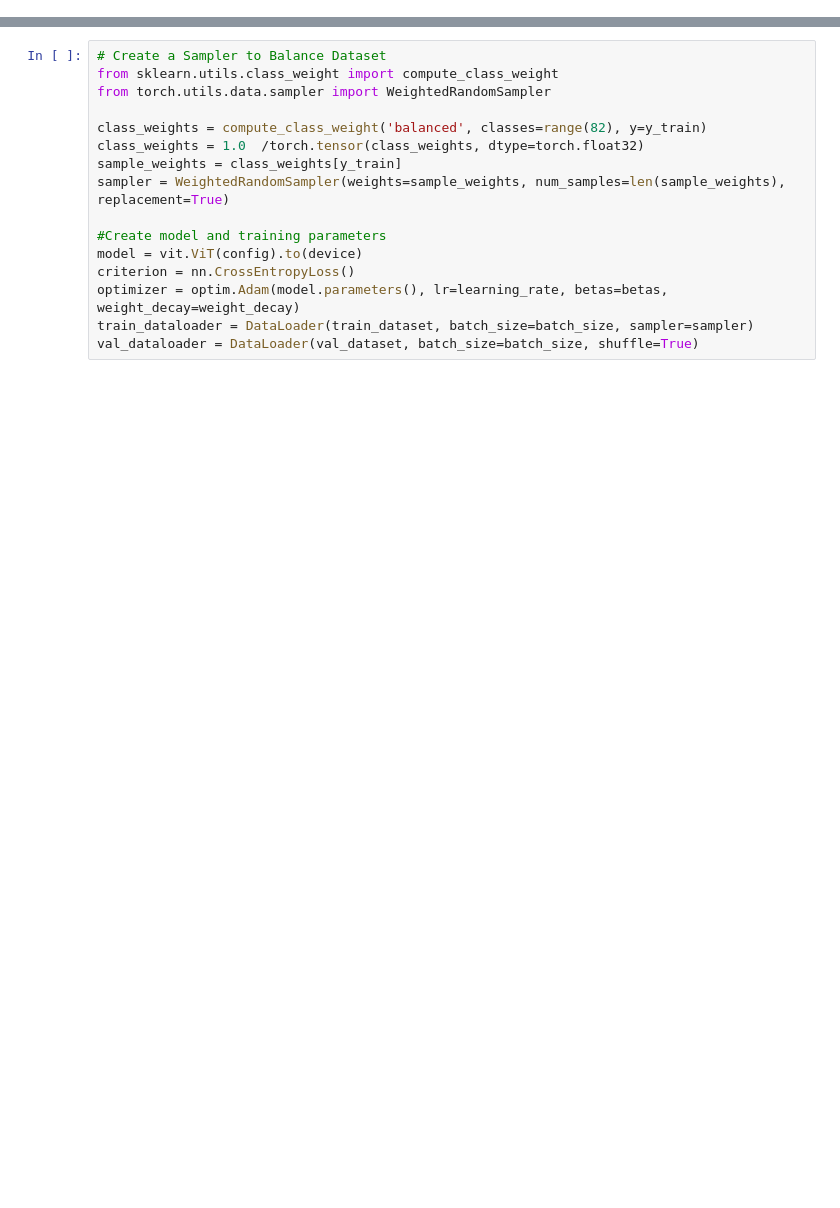
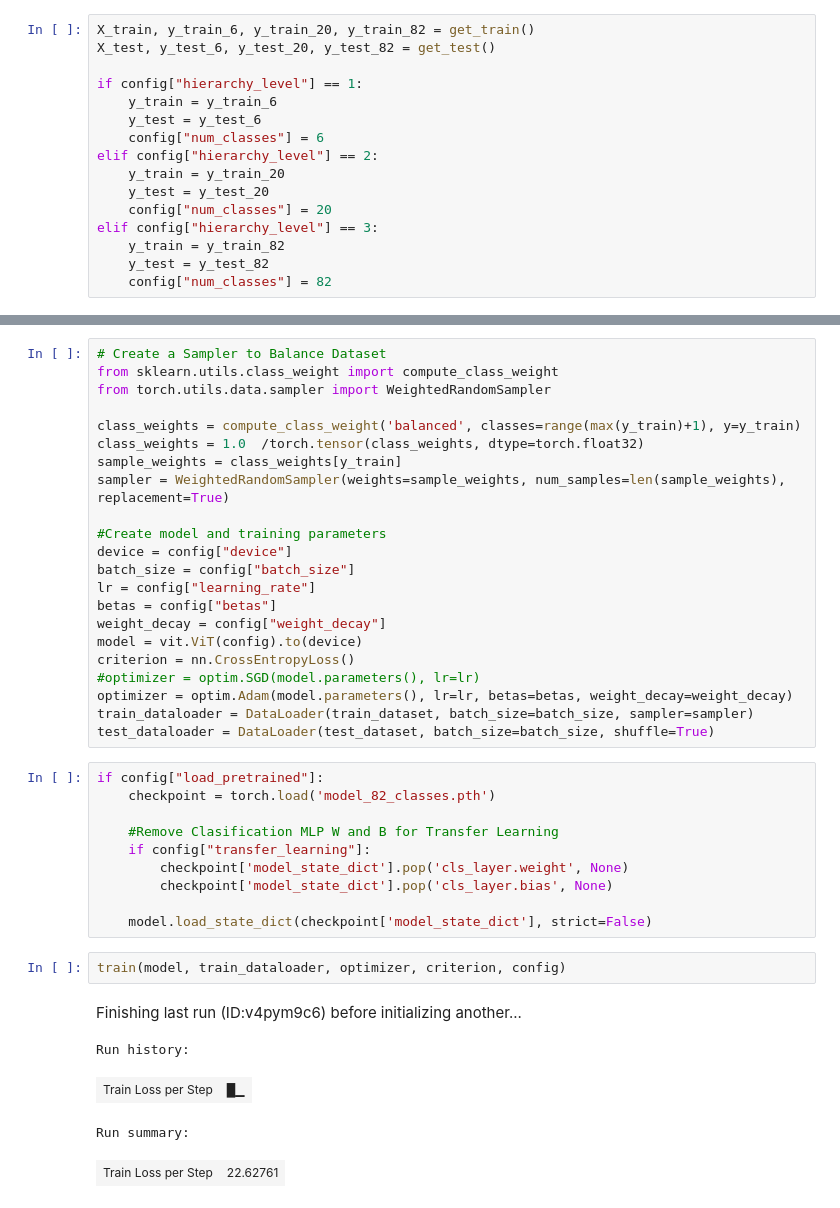
Before and after one commit to pipperv/yoga82-vit, a Jupyter notebook: test.ipynb, the cells around one changed output, grey strips where cells are left out. Cells and saved outputs as stored; diff of their text form; blank space fills up the shorter version.

Commit message:
All I want it's a decent training, pls

```diff
--- a/test.ipynb
+++ b/test.ipynb
@@ -45,0 +33,16 @@ Total Classes: 82
+# %%
+X_train, y_train_6, y_train_20, y_train_82 = get_train()
+X_test, y_test_6, y_test_20, y_test_82 = get_test()
+
+if config["hierarchy_level"] == 1:
+    y_train = y_train_6
+    y_test = y_test_6
+    config["num_classes"] = 6
+elif config["hierarchy_level"] == 2:
+    y_train = y_train_20
+    y_test = y_test_20
+    config["num_classes"] = 20
+elif config["hierarchy_level"] == 3:
+    y_train = y_train_82
+    y_test = y_test_82
+    config["num_classes"] = 82
@@ -73,14 +83,38 @@ Std: [0.23499408, 0.23690693, 0.23922563]
 from sklearn.utils.class_weight import compute_class_weight
 from torch.utils.data.sampler import WeightedRandomSampler
 
-class_weights = compute_class_weight('balanced', classes=range(82), y=y_train)
+class_weights = compute_class_weight('balanced', classes=range(max(y_train)+1), y=y_train)
 class_weights = 1.0  /torch.tensor(class_weights, dtype=torch.float32)
 sample_weights = class_weights[y_train]
 sampler = WeightedRandomSampler(weights=sample_weights, num_samples=len(sample_weights), replacement=True)
 
 #Create model and training parameters
+device = config["device"]
+batch_size = config["batch_size"]
+lr = config["learning_rate"]
+betas = config["betas"]
+weight_decay = config["weight_decay"]
 model = vit.ViT(config).to(device)
 criterion = nn.CrossEntropyLoss()
-optimizer = optim.Adam(model.parameters(), lr=learning_rate, betas=betas, weight_decay=weight_decay)
+#optimizer = optim.SGD(model.parameters(), lr=lr)
+optimizer = optim.Adam(model.parameters(), lr=lr, betas=betas, weight_decay=weight_decay)
 train_dataloader = DataLoader(train_dataset, batch_size=batch_size, sampler=sampler)
-val_dataloader = DataLoader(val_dataset, batch_size=batch_size, shuffle=True)
+test_dataloader = DataLoader(test_dataset, batch_size=batch_size, shuffle=True)
+# %%
+if config["load_pretrained"]:
+    checkpoint = torch.load('model_82_classes.pth')
+
+    #Remove Clasification MLP W and B for Transfer Learning
+    if config["transfer_learning"]:
+        checkpoint['model_state_dict'].pop('cls_layer.weight', None)
+        checkpoint['model_state_dict'].pop('cls_layer.bias', None)
+
+    model.load_state_dict(checkpoint['model_state_dict'], strict=False)
+# %%
+train(model, train_dataloader, optimizer, criterion, config)
+# %% [output]
+Finishing last run (ID:v4pym9c6) before initializing another...
+Run history:
+| Train Loss per Step | █▁ |
+Run summary:
+| Train Loss per Step | 22.62761 |
```
Also changed, not shown: parts of 15 cells of this notebook, 5 other files.
